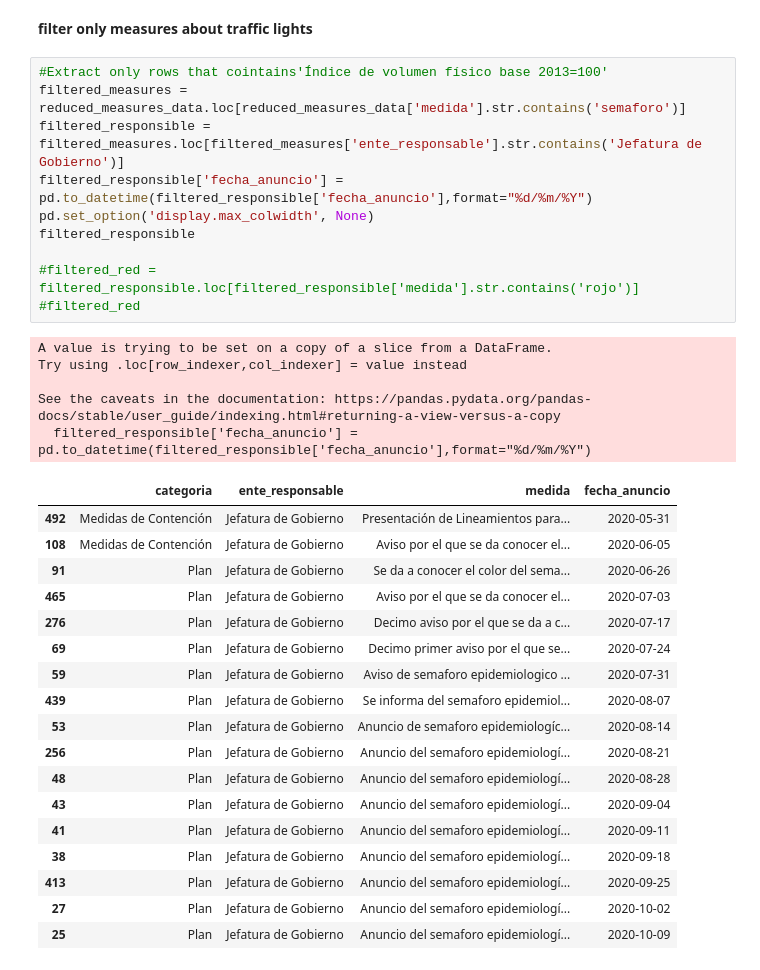
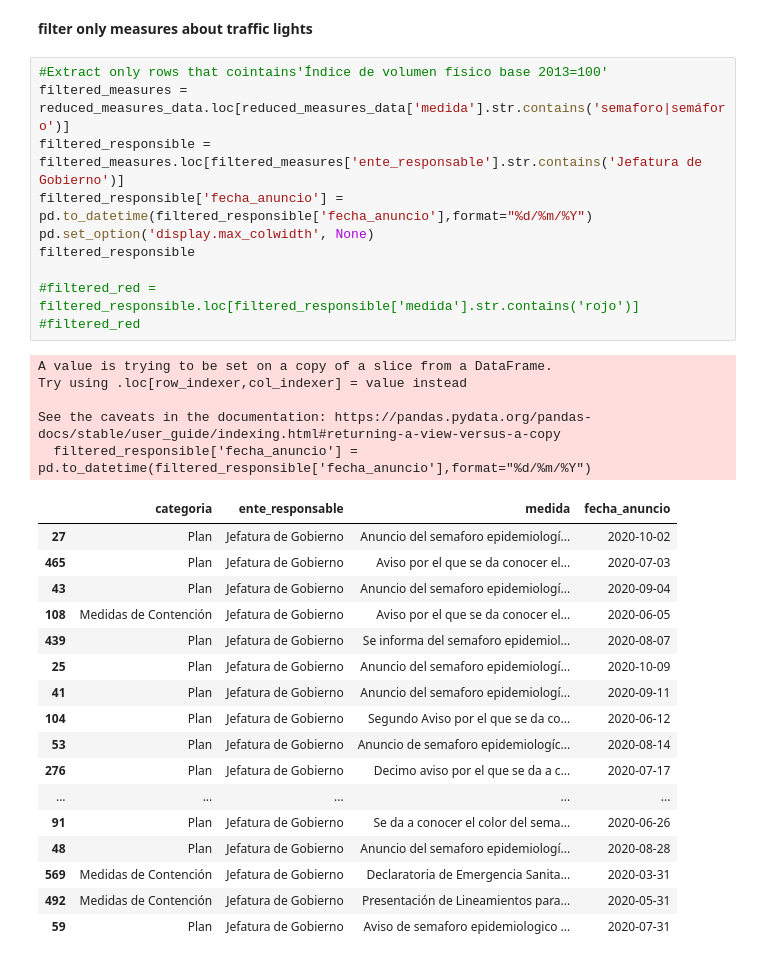
Before and after one commit to martinsingla/data-project, a Jupyter notebook: contingency-measures-covid19.ipynb, the cells around one changed output. Cells and saved outputs as stored; diff of their text form.

Commit message:
Cleaning data

```diff
--- a/contingency-measures-covid19.ipynb
+++ b/contingency-measures-covid19.ipynb
@@ -82,35 +82,34 @@ reduced_measures_data.head(30)
 **filter only measures about traffic lights**
 # %%
 #Extract only rows that cointains'Índice de volumen físico base 2013=100'
-filtered_measures = reduced_measures_data.loc[reduced_measures_data['medida'].str.contains('semaforo')]
+filtered_measures = reduced_measures_data.loc[reduced_measures_data['medida'].str.contains('semaforo|semáforo')]
 filtered_responsible = filtered_measures.loc[filtered_measures['ente_responsable'].str.contains('Jefatura de Gobierno')]
 filtered_responsible['fecha_anuncio'] = pd.to_datetime(filtered_responsible['fecha_anuncio'],format="%d/%m/%Y")
 pd.set_option('display.max_colwidth', None)
 filtered_responsible
 
 #filtered_red = filtered_responsible.loc[filtered_responsible['medida'].str.contains('rojo')]
 #filtered_red
 # %% [output]
 A value is trying to be set on a copy of a slice from a DataFrame.
 Try using .loc[row_indexer,col_indexer] = value instead
 
 See the caveats in the documentation: https://pandas.pydata.org/pandas-docs/stable/user_guide/indexing.html#returning-a-view-versus-a-copy
   filtered_responsible['fecha_anuncio'] = pd.to_datetime(filtered_responsible['fecha_anuncio'],format="%d/%m/%Y")
 |  | categoria | ente_responsable | medida | fecha_anuncio |
+| 27 | Plan | Jefatura de Gobierno | Anuncio del semaforo epidemiologí... | 2020-10-02 |
+| 465 | Plan | Jefatura de Gobierno | Aviso por el que se da conocer el... | 2020-07-03 |
+| 43 | Plan | Jefatura de Gobierno | Anuncio del semaforo epidemiologí... | 2020-09-04 |
+| 108 | Medidas de Contención | Jefatura de Gobierno | Aviso por el que se da conocer el... | 2020-06-05 |
+| 439 | Plan | Jefatura de Gobierno | Se informa del semaforo epidemiol... | 2020-08-07 |
+| 25 | Plan | Jefatura de Gobierno | Anuncio del semaforo epidemiologí... | 2020-10-09 |
+| 41 | Plan | Jefatura de Gobierno | Anuncio del semaforo epidemiologí... | 2020-09-11 |
+| 104 | Plan | Jefatura de Gobierno | Segundo Aviso por el que se da co... | 2020-06-12 |
+| 53 | Plan | Jefatura de Gobierno | Anuncio de semaforo epidemiologíc... | 2020-08-14 |
+| 276 | Plan | Jefatura de Gobierno | Decimo aviso por el que se da a c... | 2020-07-17 |
+| ... | ... | ... | ... | ... |
+| 91 | Plan | Jefatura de Gobierno | Se da a conocer el color del sema... | 2020-06-26 |
+| 48 | Plan | Jefatura de Gobierno | Anuncio del semaforo epidemiologí... | 2020-08-28 |
+| 569 | Medidas de Contención | Jefatura de Gobierno | Declaratoria de Emergencia Sanita... | 2020-03-31 |
 | 492 | Medidas de Contención | Jefatura de Gobierno | Presentación de Lineamientos para... | 2020-05-31 |
-| 108 | Medidas de Contención | Jefatura de Gobierno | Aviso por el que se da conocer el... | 2020-06-05 |
-| 91 | Plan | Jefatura de Gobierno | Se da a conocer el color del sema... | 2020-06-26 |
-| 465 | Plan | Jefatura de Gobierno | Aviso por el que se da conocer el... | 2020-07-03 |
-| 276 | Plan | Jefatura de Gobierno | Decimo aviso por el que se da a c... | 2020-07-17 |
-| 69 | Plan | Jefatura de Gobierno | Decimo primer aviso por el que se... | 2020-07-24 |
 | 59 | Plan | Jefatura de Gobierno | Aviso de semaforo epidemiologico ... | 2020-07-31 |
-| 439 | Plan | Jefatura de Gobierno | Se informa del semaforo epidemiol... | 2020-08-07 |
-| 53 | Plan | Jefatura de Gobierno | Anuncio de semaforo epidemiologíc... | 2020-08-14 |
-| 256 | Plan | Jefatura de Gobierno | Anuncio del semaforo epidemiologí... | 2020-08-21 |
-| 48 | Plan | Jefatura de Gobierno | Anuncio del semaforo epidemiologí... | 2020-08-28 |
-| 43 | Plan | Jefatura de Gobierno | Anuncio del semaforo epidemiologí... | 2020-09-04 |
-| 41 | Plan | Jefatura de Gobierno | Anuncio del semaforo epidemiologí... | 2020-09-11 |
-| 38 | Plan | Jefatura de Gobierno | Anuncio del semaforo epidemiologí... | 2020-09-18 |
-| 413 | Plan | Jefatura de Gobierno | Anuncio del semaforo epidemiologí... | 2020-09-25 |
-| 27 | Plan | Jefatura de Gobierno | Anuncio del semaforo epidemiologí... | 2020-10-02 |
-| 25 | Plan | Jefatura de Gobierno | Anuncio del semaforo epidemiologí... | 2020-10-09 |
```
Also changed, not shown: parts of 22 cells of this notebook.
